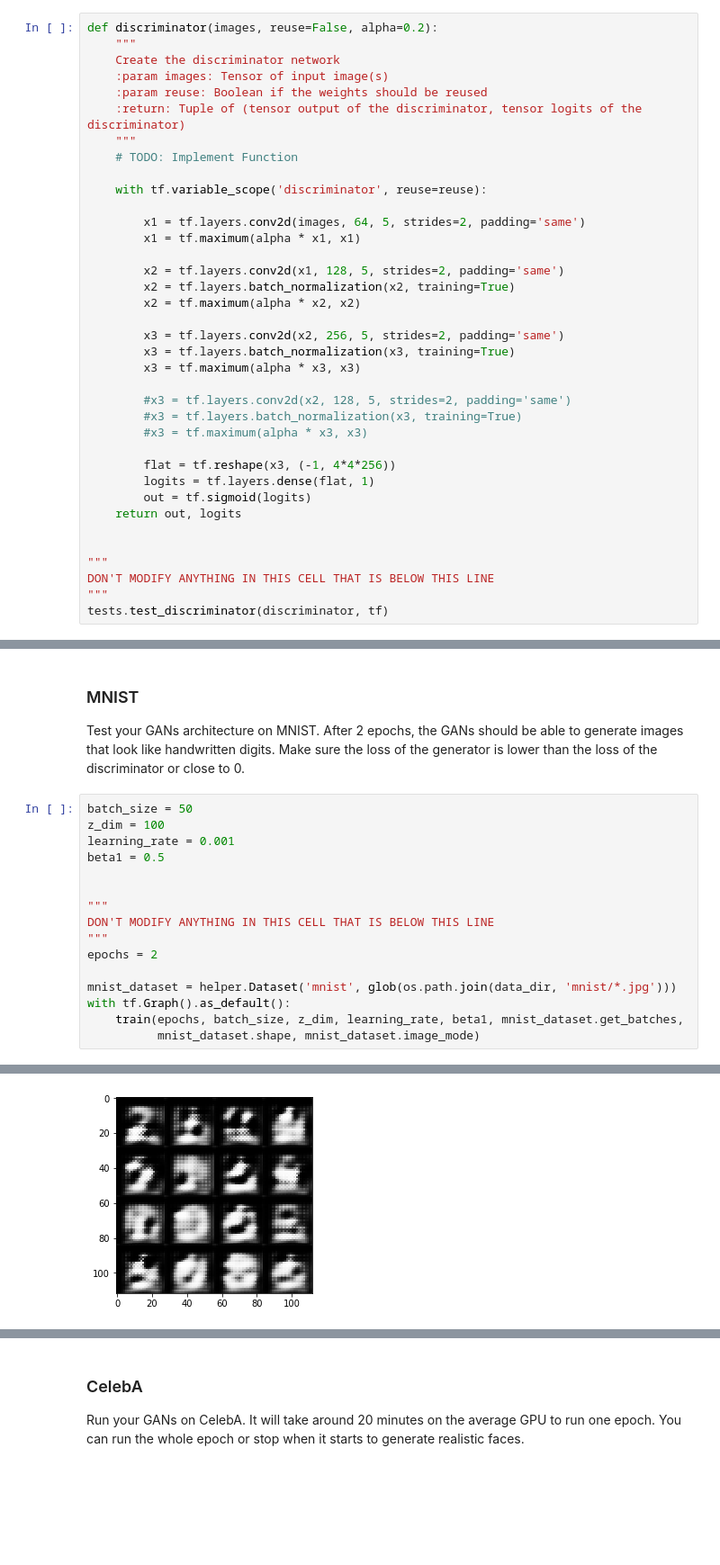
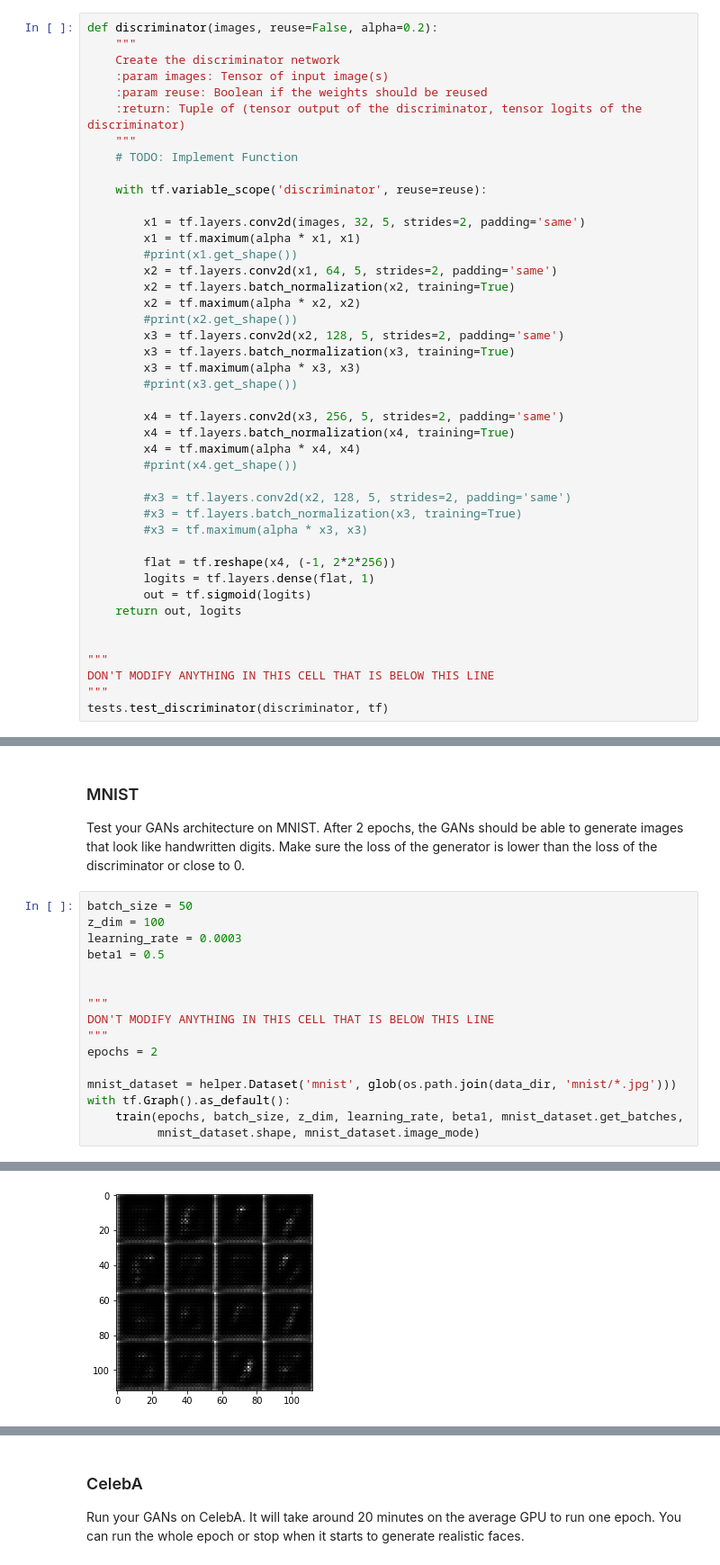
Before and after one commit to aberaza/uda_generate_faces, a Jupyter notebook: dlnd_face_generation.ipynb, the cells around one changed output, grey strips where cells are left out. Shown at 90% size. Saved outputs shown, nothing was run; the diff lists cells and outputs as text; blank space fills up the shorter version.

```diff
--- a/dlnd_face_generation.ipynb
+++ b/dlnd_face_generation.ipynb
@@ -147,22 +148,28 @@ def discriminator(images, reuse=False, alpha=0.2):
 
     with tf.variable_scope('discriminator', reuse=reuse):
 
-        x1 = tf.layers.conv2d(images, 64, 5, strides=2, padding='same')
+        x1 = tf.layers.conv2d(images, 32, 5, strides=2, padding='same')
         x1 = tf.maximum(alpha * x1, x1)
-
-        x2 = tf.layers.conv2d(x1, 128, 5, strides=2, padding='same')
+        #print(x1.get_shape())
+        x2 = tf.layers.conv2d(x1, 64, 5, strides=2, padding='same')
         x2 = tf.layers.batch_normalization(x2, training=True)
         x2 = tf.maximum(alpha * x2, x2)
-
-        x3 = tf.layers.conv2d(x2, 256, 5, strides=2, padding='same')
+        #print(x2.get_shape())
+        x3 = tf.layers.conv2d(x2, 128, 5, strides=2, padding='same')
         x3 = tf.layers.batch_normalization(x3, training=True)
         x3 = tf.maximum(alpha * x3, x3)
+        #print(x3.get_shape())
+
+        x4 = tf.layers.conv2d(x3, 256, 5, strides=2, padding='same')
+        x4 = tf.layers.batch_normalization(x4, training=True)
+        x4 = tf.maximum(alpha * x4, x4)
+        #print(x4.get_shape())
 
         #x3 = tf.layers.conv2d(x2, 128, 5, strides=2, padding='same')
         #x3 = tf.layers.batch_normalization(x3, training=True)
         #x3 = tf.maximum(alpha * x3, x3)
 
-        flat = tf.reshape(x3, (-1, 4*4*256))
+        flat = tf.reshape(x4, (-1, 2*2*256))
         logits = tf.layers.dense(flat, 1)
         out = tf.sigmoid(logits)
     return out, logits
@@ -396,7 +403,7 @@ Test your GANs architecture on MNIST.  After 2 epochs, the GANs should be able t
 # %%
 batch_size = 50
 z_dim = 100
-learning_rate = 0.001
+learning_rate = 0.0003
 beta1 = 0.5
 
 
@@ -429,2 +436,2 @@ Epoch 0 of 2. Iteration 100
 (?, 28, 28, 1)
-[figure, old version]
+[figure, new version]
```
Also changed, not shown: parts of 6 cells of this notebook.
